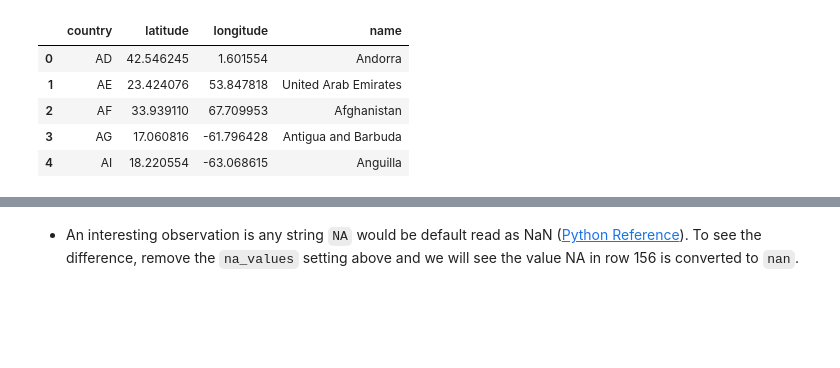
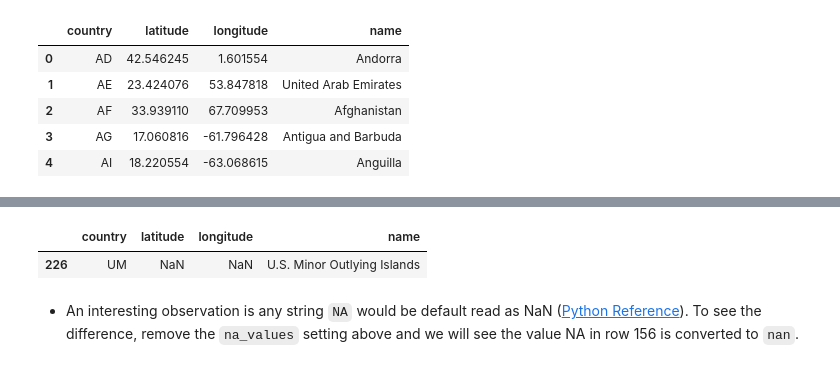
Before and after one commit to htdinh/practice, a Jupyter notebook: snippets/pandas.ipynb, the cells around one changed output, grey strips where cells are left out. Saved outputs shown, nothing was run; the diff lists cells and outputs as text; code cells hidden in the pictures; blank space fills up the shorter version.

```diff
--- a/snippets/pandas.ipynb
+++ b/snippets/pandas.ipynb
@@ -18,7 +18,7 @@ Important parameters
 * __names__: List of column names to use. If file contains no header row, then you should explicitly pass header=None
 # %%
 df = pd.read_csv(filepath_or_buffer='countries.csv',
-                 header=0,
+                 header=1,
                  sep=',',
                  na_values = '',  # To avoild default read setting that convert 'NA' to nan.
                  keep_default_na = False,
@@ -42,2 +57,7 @@ dtype: object
+# %%
+df[df["longitude"].isnull()]
+# %% [output]
+|  | country | latitude | longitude | name |
+| 226 | UM | NaN | NaN | U.S. Minor Outlying Islands |
 # %%
 for lat in df['latitude']:
```
Also changed, not shown: parts of 7 cells of this notebook, 3 other files.
